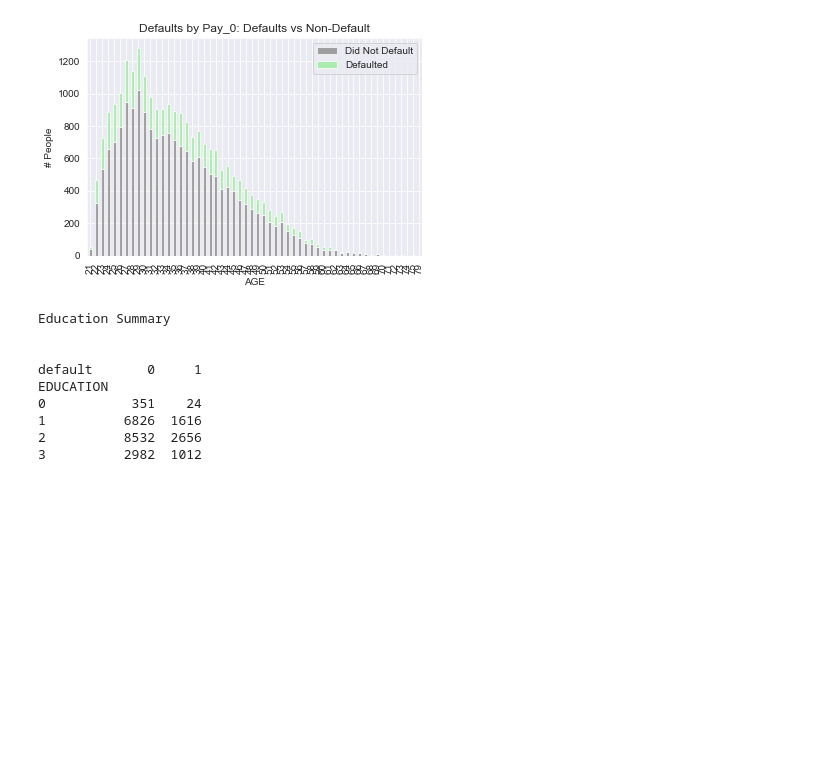
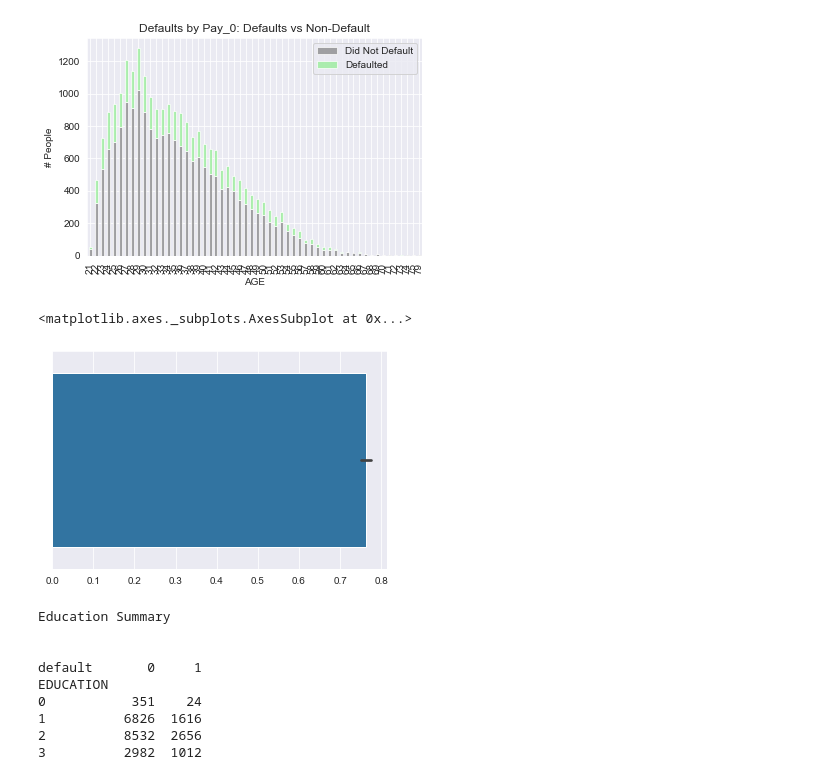
Before and after one commit to CaryMosley/Mod3Bakeoff, a Jupyter notebook: CaryBake.ipynb, the cells around one changed output. Drawn from its saved outputs; the diff is of its cells as text; code cells hidden in the pictures; blank space fills up the shorter version.

```diff
--- a/CaryBake.ipynb
+++ b/CaryBake.ipynb
@@ -451,6 +509,16 @@ AGE
 75          2.0    1.0
 79          1.0    NaN
 [figure]
+# %%
+#%defeault by age
+
+test = df.groupby(['AGE','default']).AGE.count().unstack()[0]/(df.groupby(['AGE','default']).AGE.count().unstack()[0]+df.groupby(['AGE','default']).AGE.count().unstack()[1])
+test.dropna(inplace=True)
+test
+sns.barplot(test)
+# %% [output]
+<matplotlib.axes._subplots.AxesSubplot at 0x...>
+[figure, added]
 # %%
 
 # Age summary
```
Also changed, not shown: parts of 19 cells of this notebook.
